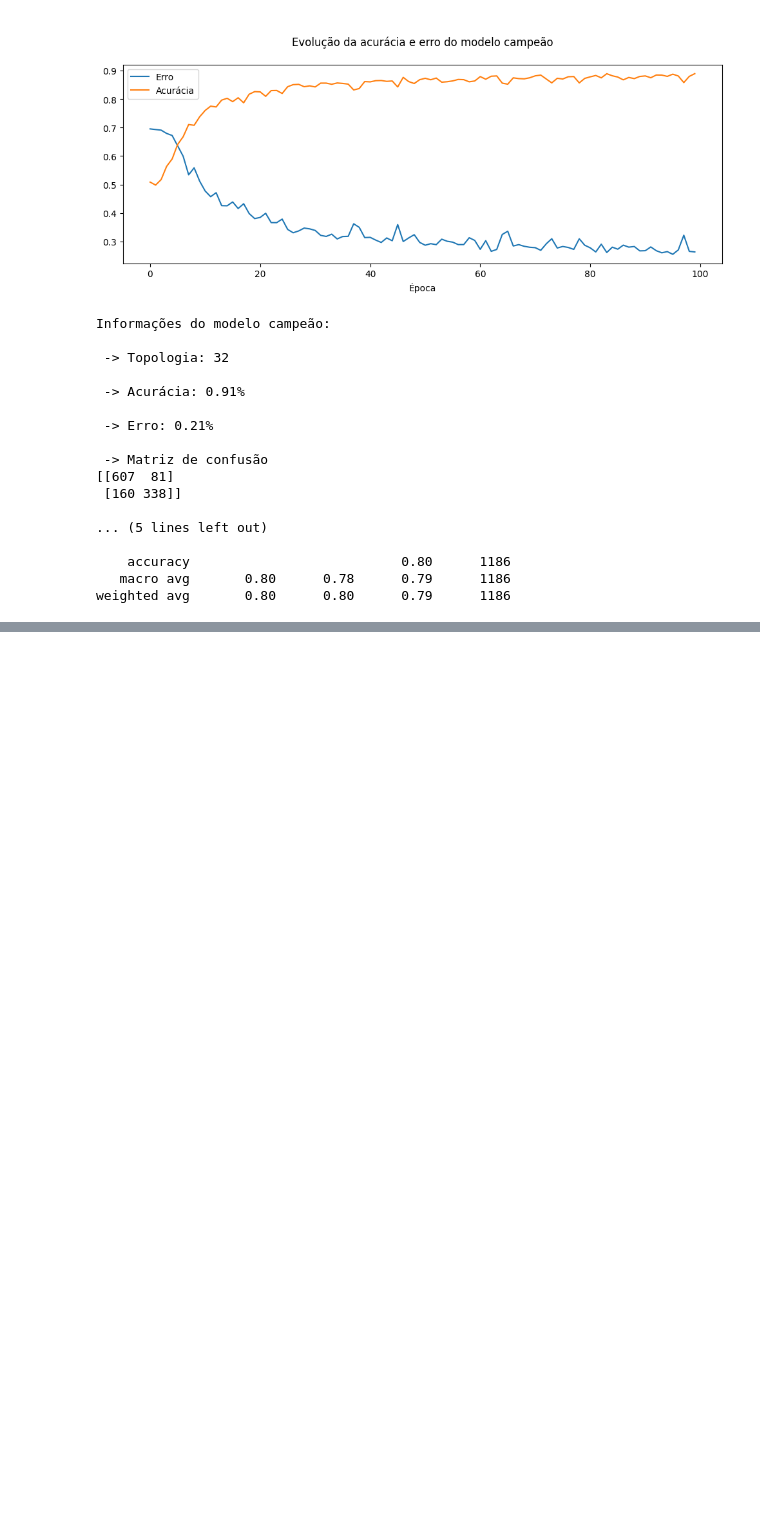
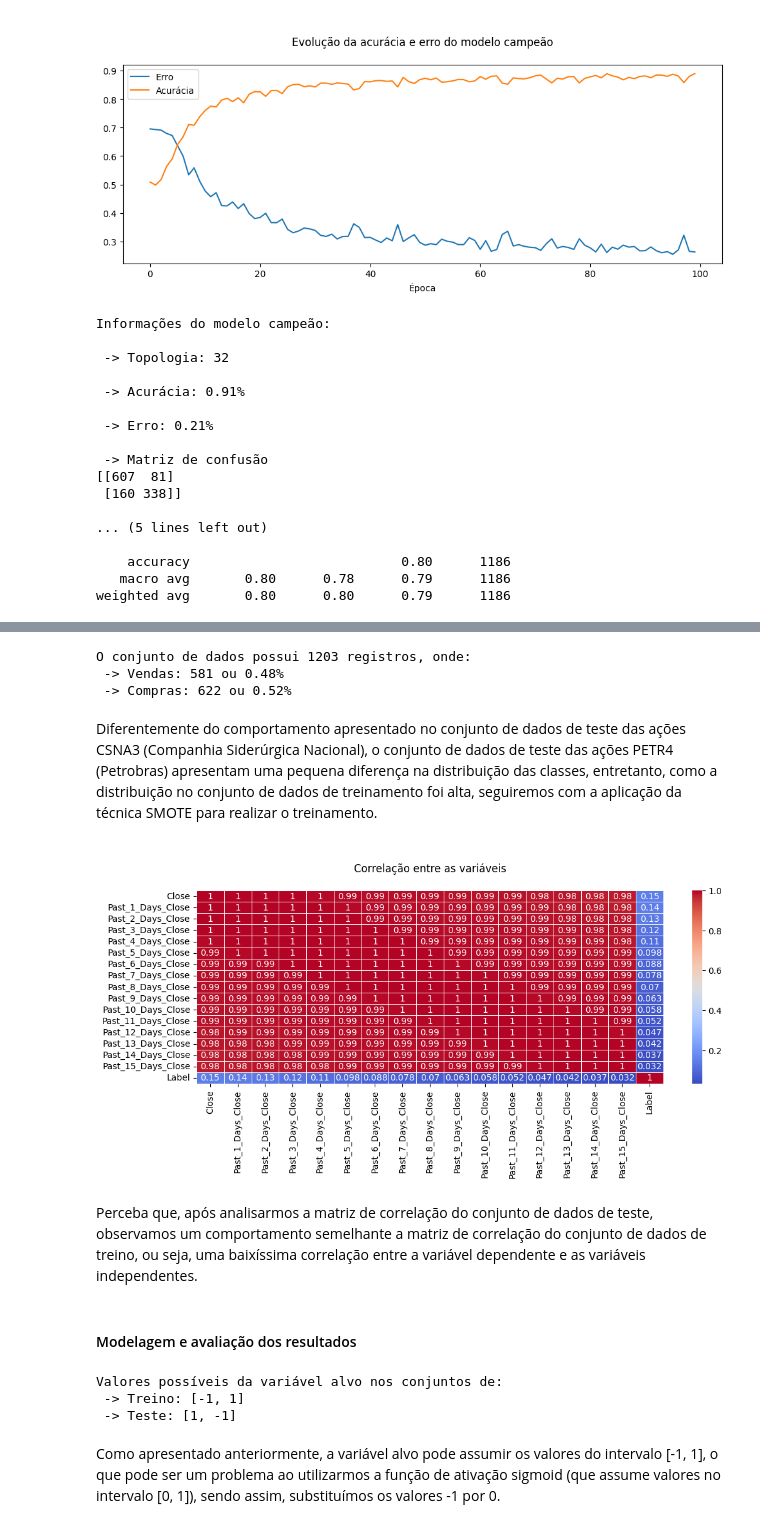
Before and after one commit to leonardosantosrocha/fiap-deep-learning, a Jupyter notebook: main.ipynb, the cells around one changed output, grey strips where cells are left out. Saved outputs shown, nothing was run; the diff lists cells and outputs as text; code cells hidden in the pictures; blank space fills up the shorter version.

```diff
--- a/main.ipynb
+++ b/main.ipynb
@@ -708,0 +821,3 @@ Como apresentado acima, a 32° topologia (3x LSTM com 64 neurônios + 3x Dropout
+# %%
+raw_petr4_test = pd.read_csv("_datasets/petr4/teste.csv")
+raw_petr4_test.tail(5)
@@ -708,0 +833,4 @@ Como apresentado acima, a 32° topologia (3x LSTM com 64 neurônios + 3x Dropout
+# %%
+spec_petr4_test = raw_petr4_test.drop(columns="Smoothed_Close")
+spec_petr4_test = spec_petr4_test[["Close", "Past_1_Days_Close", "Past_2_Days_Close", "Past_3_Days_Close", "Past_4_Days_Close", "Past_5_Days_Close", "Past_6_Days_Close", "Past_7_Days_Close", "Past_8_Days_Close", "Past_9_Days_Close", "Past_10_Days_Close", "Past_11_Days_Close", "Past_12_Days_Close", "Past_13_Days_Close", "Past_14_Days_Close", "Past_15_Days_Close", "Label"]]
+spec_petr4_test.tail(5)
@@ -708,0 +870,49 @@ Como apresentado acima, a 32° topologia (3x LSTM com 64 neurônios + 3x Dropout
+# %%
+label_distribution = ddb.sql("""SELECT Label, COUNT(*) AS Regs from spec_petr4_test GROUP BY 1""").to_df()
+size = spec_petr4_test.shape[0]
+buy_count = label_distribution["Regs"][0]
+sell_count = label_distribution["Regs"][1]
+buy_percentual = round(buy_count / size, 2)
+sell_percentual = round(sell_count / size, 2)
+
+print(f"O conjunto de dados possui {size} registros, onde:")
+print(f" -> Vendas: {buy_count} ou {buy_percentual}%")
+print(f" -> Compras: {sell_count} ou {sell_percentual}%")
+# %% [output]
+O conjunto de dados possui 1203 registros, onde:
+ -> Vendas: 581 ou 0.48%
+ -> Compras: 622 ou 0.52%
+# %% [markdown]
+Diferentemente do comportamento apresentado no conjunto de dados de teste das ações CSNA3 (Companhia Siderúrgica Nacional), o conjunto de dados de teste das ações PETR4 (Petrobras) apresentam uma pequena diferença na distribuição das classes, entretanto, como a distribuição no conjunto de dados de treinamento foi alta, seguiremos com a aplicação da técnica SMOTE para realizar o treinamento.
+# %%
+correlation = spec_petr4_test.select_dtypes("number").corr()
+
+plt.figure(figsize=(12, 4))
+
+sns.heatmap(
+    correlation,
+    annot=True,
+    annot_kws={"size" : 10},
+    cmap="coolwarm",
+    cbar=True,
+    linewidths=0.5,
+    linecolor="white"
+)
+
+plt.title("\nCorrelação entre as variáveis\n", fontdict={"size" : 12})
+
+plt.show()
+# %% [output]
+[figure, added]
+# %% [markdown]
+Perceba que, após analisarmos a matriz de correlação do conjunto de dados de teste, observamos um comportamento semelhante a matriz de correlação do conjunto de dados de treino, ou seja, uma baixíssima correlação entre a variável dependente e as variáveis independentes.
+# %% [markdown]
+#### Modelagem e avaliação dos resultados
+# %%
+print(f"Valores possíveis da variável alvo nos conjuntos de:\n -> Treino: {list(spec_petr4_train['Label'].unique())}\n -> Teste: {list(spec_petr4_test['Label'].unique())}")
+# %% [output]
+Valores possíveis da variável alvo nos conjuntos de:
+ -> Treino: [-1, 1]
+ -> Teste: [1, -1]
+# %% [markdown]
+Como apresentado anteriormente, a variável alvo pode assumir os valores do intervalo [-1, 1], o que pode ser um problema ao utilizarmos a função de ativação sigmoid (que assume valores no intervalo [0, 1]), sendo assim, substituímos os valores -1 por 0.
```
Also changed, not shown: parts of 31 cells of this notebook.
